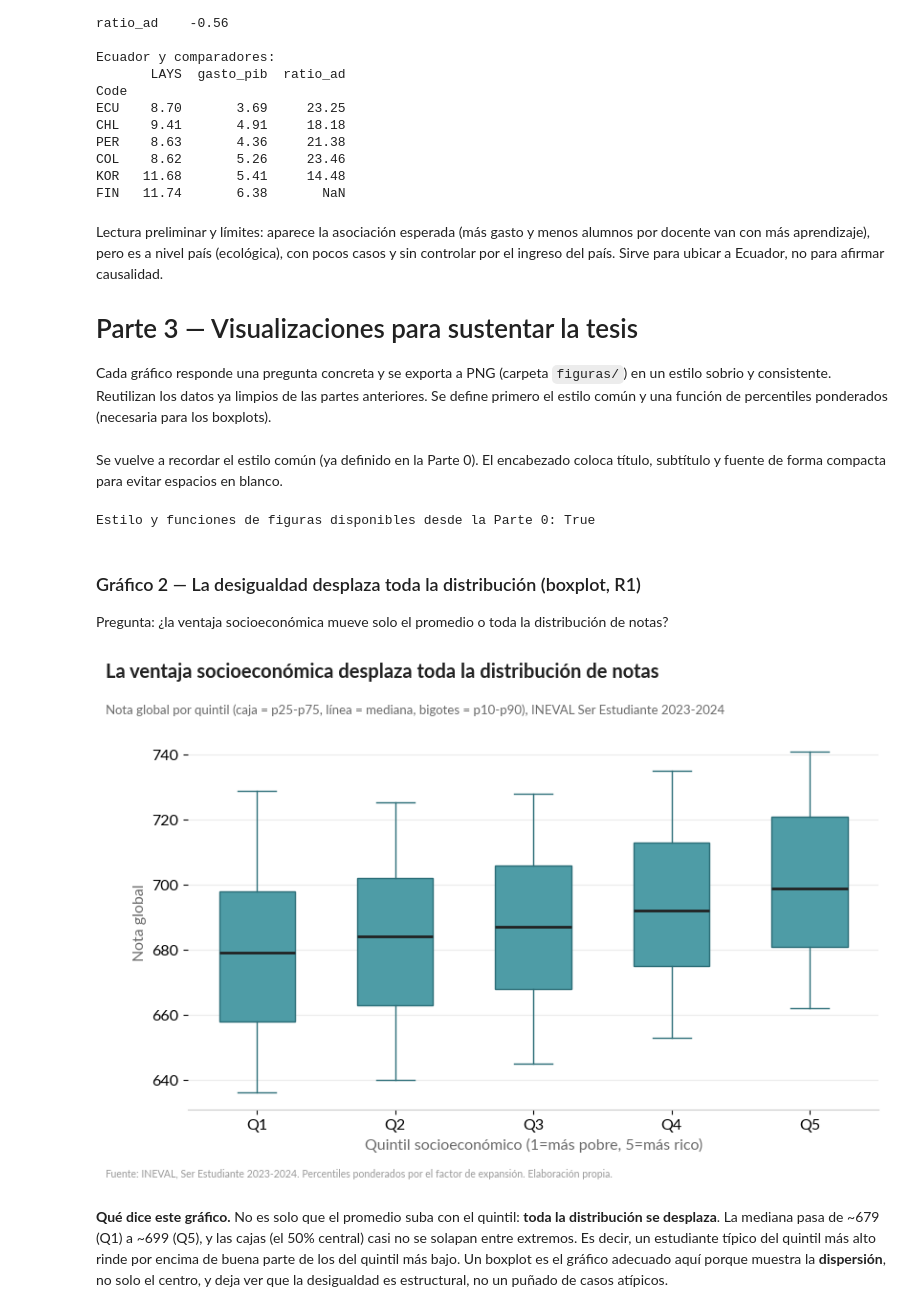
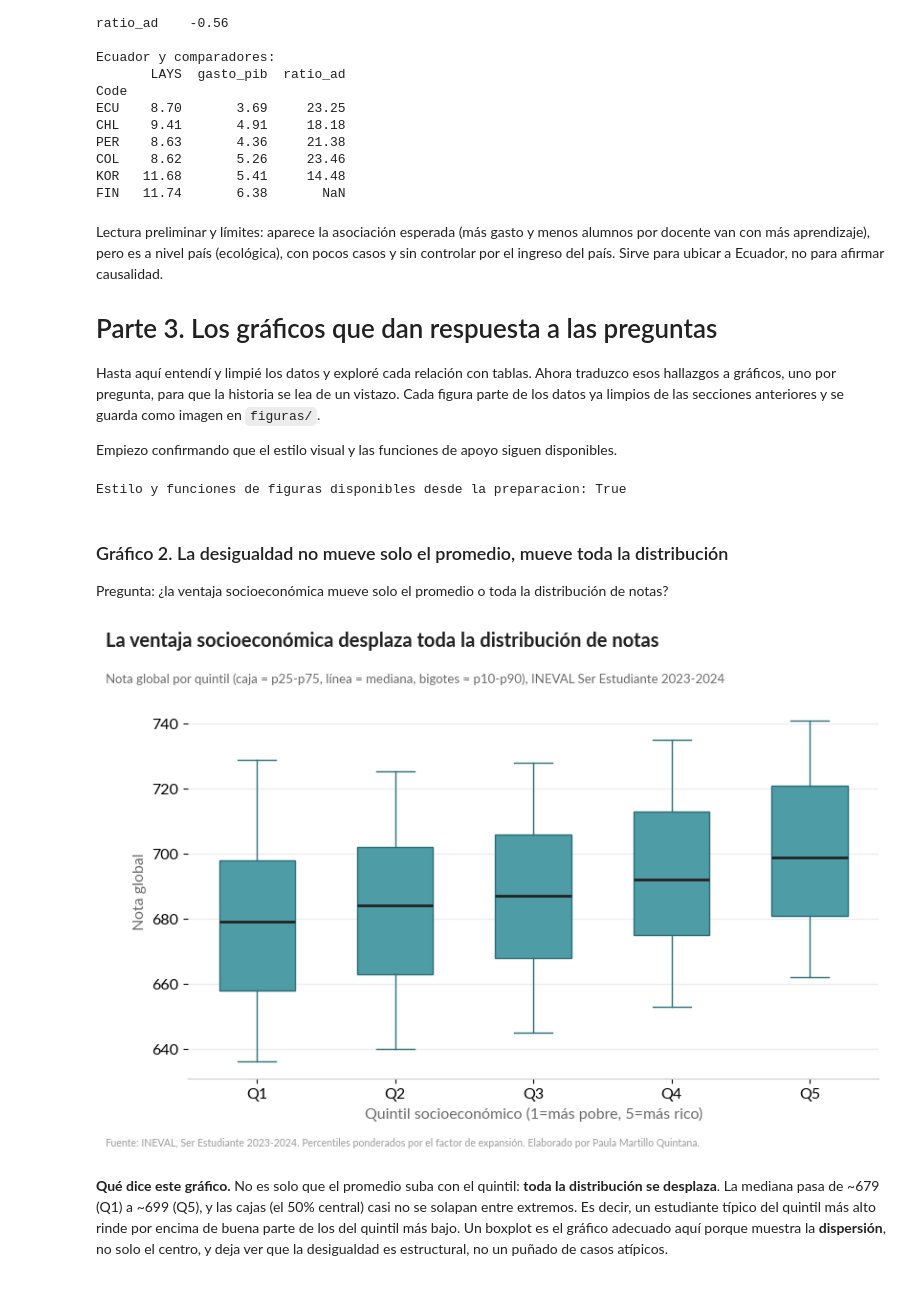
Before and after one commit to bypaupau/concurso-el-quantificador, a Jupyter notebook: education_ecuador_analysis.ipynb, the cells around one changed output. Cells and saved outputs as stored; diff of their text form; code cells hidden in the pictures.

```diff
--- a/education_ecuador_analysis.ipynb
+++ b/education_ecuador_analysis.ipynb
@@ -1120,44 +1123,43 @@ Lectura preliminar y límites: aparece la asociación esperada (más gasto y men
 docente van con más aprendizaje), pero es a nivel país (ecológica), con pocos casos y sin controlar
 por el ingreso del país. Sirve para ubicar a Ecuador, no para afirmar causalidad.
 
-# Parte 3 — Visualizaciones para sustentar la tesis
+# Parte 3. Los gráficos que dan respuesta a las preguntas
 
-Cada gráfico responde una pregunta concreta y se exporta a PNG (carpeta `figuras/`) en un estilo
-sobrio y consistente. Reutilizan los datos ya limpios de las partes anteriores. Se define primero
-el estilo común y una función de percentiles ponderados (necesaria para los boxplots).
+Hasta aquí entendí y limpié los datos y exploré cada relación con tablas. Ahora traduzco esos
+hallazgos a gráficos, uno por pregunta, para que la historia se lea de un vistazo. Cada figura
+parte de los datos ya limpios de las secciones anteriores y se guarda como imagen en `figuras/`.
+
+Empiezo confirmando que el estilo visual y las funciones de apoyo siguen disponibles.
-# %% [markdown]
-Se vuelve a recordar el estilo común (ya definido en la Parte 0). El encabezado coloca título,
-subtítulo y fuente de forma compacta para evitar espacios en blanco.
 # %%
-print("Estilo y funciones de figuras disponibles desde la Parte 0:", "encabezado" in dir())
+print("Estilo y funciones de figuras disponibles desde la preparacion:", "encabezado" in dir())
 # %% [output]
-Estilo y funciones de figuras disponibles desde la Parte 0: True
+Estilo y funciones de figuras disponibles desde la preparacion: True
 # %% [markdown]
-### Gráfico 2 — La desigualdad desplaza toda la distribución (boxplot, R1)
+### Gráfico 2. La desigualdad no mueve solo el promedio, mueve toda la distribución
 
 Pregunta: ¿la ventaja socioeconómica mueve solo el promedio o toda la distribución de notas?
 # %%
 qd = ineval.dropna(subset=["quintil", "inev", "fex_inev"])
 stats = []
 for q in [1, 2, 3, 4, 5]:
     g = qd[qd["quintil"] == q]
     stats.append(dict(label=f"Q{q}", med=wq(g["inev"], g["fex_inev"], .5),
                       q1=wq(g["inev"], g["fex_inev"], .25), q3=wq(g["inev"], g["fex_inev"], .75),
                       whislo=wq(g["inev"], g["fex_inev"], .10), whishi=wq(g["inev"], g["fex_inev"], .90), fliers=[]))
 fig, ax = plt.subplots(figsize=(8.6, 5.6))
 ax.bxp(stats, patch_artist=True, widths=0.55, showfliers=False,
        boxprops=dict(facecolor=TEAL, edgecolor=DARK), medianprops=dict(color=INK, linewidth=2),
        whiskerprops=dict(color=DARK), capprops=dict(color=DARK))
 ax.set_ylabel("Nota global", color=GRAY)
 ax.set_xlabel("Quintil socioeconómico (1=más pobre, 5=más rico)", color=GRAY)
 estilo(ax); ax.yaxis.grid(True, color="#ECECEC")
 encabezado(fig,"La ventaja socioeconómica desplaza toda la distribución de notas",
            "Nota global por quintil (caja = p25-p75, línea = mediana, bigotes = p10-p90), INEVAL Ser Estudiante 2023-2024",
-           "Fuente: INEVAL, Ser Estudiante 2023-2024. Percentiles ponderados por el factor de expansión. Elaboración propia.")
+           "Fuente: INEVAL, Ser Estudiante 2023-2024. Percentiles ponderados por el factor de expansión. Elaborado por Paula Martillo Quintana.")
 fig.savefig("figuras/02_boxplot_quintil.png", dpi=200, bbox_inches="tight", facecolor="white")
 plt.show()
 # %% [output]
-[figure, old version]
+[figure, new version]
 # %% [markdown]
 **Qué dice este gráfico.** No es solo que el promedio suba con el quintil: **toda la
 distribución se desplaza**. La mediana pasa de ~679 (Q1) a ~699 (Q5), y las cajas (el 50% central)
```
Also changed, not shown: parts of 28 cells of this notebook, 11 other files.
